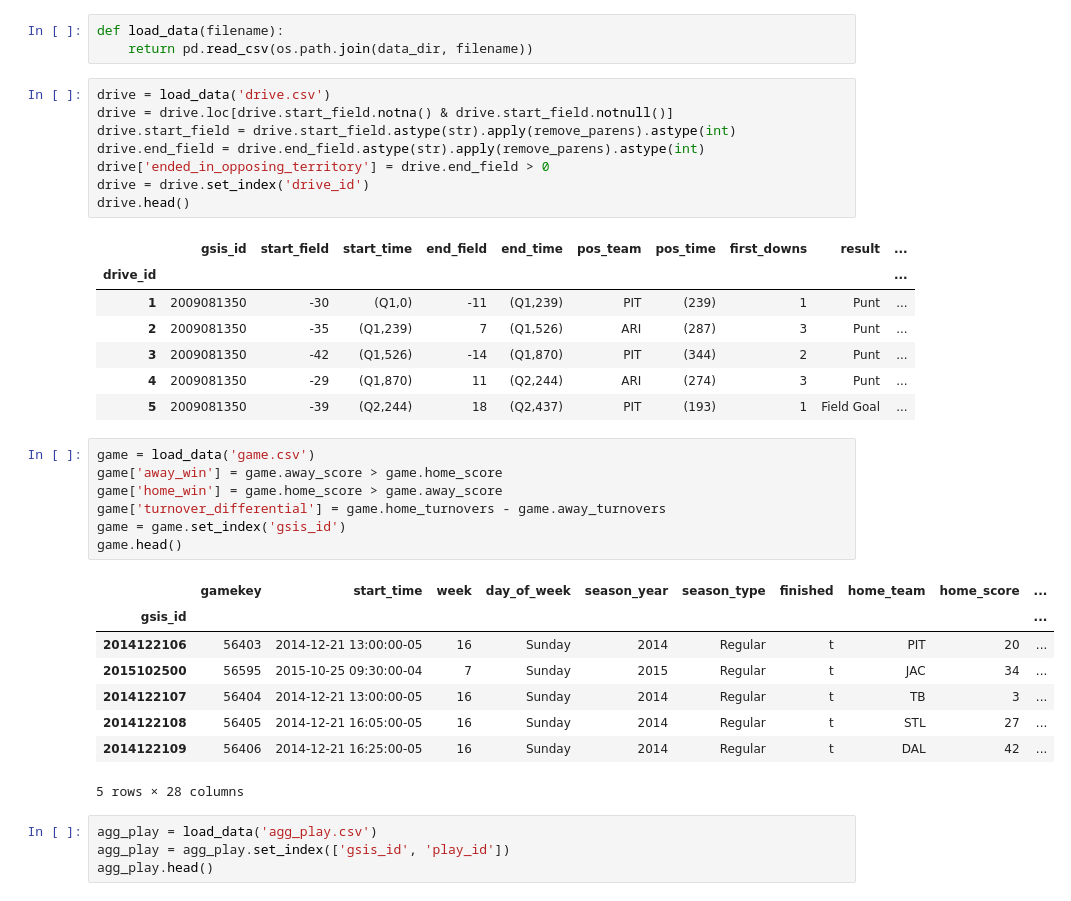
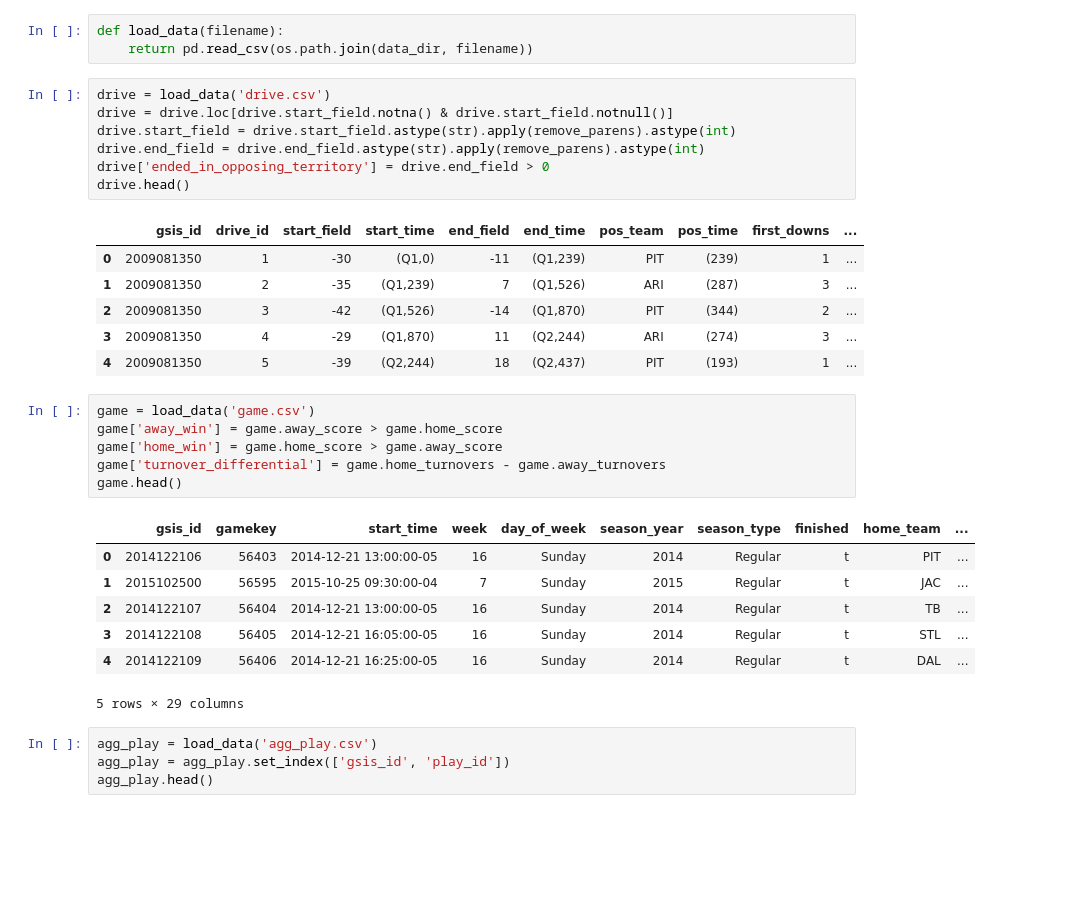
Before and after one commit to nrstott/nfldb_data_exploration, a Jupyter notebook: PCA.ipynb, the cells around one changed output. Cells and saved outputs as stored; diff of their text form; blank space fills up the shorter version.

```diff
--- a/PCA.ipynb
+++ b/PCA.ipynb
@@ -20,32 +20,28 @@ drive = drive.loc[drive.start_field.notna() & drive.start_field.notnull()]
 drive.start_field = drive.start_field.astype(str).apply(remove_parens).astype(int)
 drive.end_field = drive.end_field.astype(str).apply(remove_parens).astype(int)
 drive['ended_in_opposing_territory'] = drive.end_field > 0
-drive = drive.set_index('drive_id')
 drive.head()
 # %% [output]
-|  | gsis_id | start_field | start_time | end_field | end_time | pos_team | pos_time | first_downs | result | ... |
-| drive_id |  |  |  |  |  |  |  |  |  | ... |
-| 1 | 2009081350 | -30 | (Q1,0) | -11 | (Q1,239) | PIT | (239) | 1 | Punt | ... |
-| 2 | 2009081350 | -35 | (Q1,239) | 7 | (Q1,526) | ARI | (287) | 3 | Punt | ... |
-| 3 | 2009081350 | -42 | (Q1,526) | -14 | (Q1,870) | PIT | (344) | 2 | Punt | ... |
-| 4 | 2009081350 | -29 | (Q1,870) | 11 | (Q2,244) | ARI | (274) | 3 | Punt | ... |
-| 5 | 2009081350 | -39 | (Q2,244) | 18 | (Q2,437) | PIT | (193) | 1 | Field Goal | ... |
+|  | gsis_id | drive_id | start_field | start_time | end_field | end_time | pos_team | pos_time | first_downs | ... |
+| 0 | 2009081350 | 1 | -30 | (Q1,0) | -11 | (Q1,239) | PIT | (239) | 1 | ... |
+| 1 | 2009081350 | 2 | -35 | (Q1,239) | 7 | (Q1,526) | ARI | (287) | 3 | ... |
+| 2 | 2009081350 | 3 | -42 | (Q1,526) | -14 | (Q1,870) | PIT | (344) | 2 | ... |
+| 3 | 2009081350 | 4 | -29 | (Q1,870) | 11 | (Q2,244) | ARI | (274) | 3 | ... |
+| 4 | 2009081350 | 5 | -39 | (Q2,244) | 18 | (Q2,437) | PIT | (193) | 1 | ... |
 # %%
 game = load_data('game.csv')
 game['away_win'] = game.away_score > game.home_score
 game['home_win'] = game.home_score > game.away_score
 game['turnover_differential'] = game.home_turnovers - game.away_turnovers
-game = game.set_index('gsis_id')
 game.head()
 # %% [output]
-|  | gamekey | start_time | week | day_of_week | season_year | season_type | finished | home_team | home_score | ... |
-| gsis_id |  |  |  |  |  |  |  |  |  | ... |
-| 2014122106 | 56403 | 2014-12-21 13:00:00-05 | 16 | Sunday | 2014 | Regular | t | PIT | 20 | ... |
-| 2015102500 | 56595 | 2015-10-25 09:30:00-04 | 7 | Sunday | 2015 | Regular | t | JAC | 34 | ... |
-| 2014122107 | 56404 | 2014-12-21 13:00:00-05 | 16 | Sunday | 2014 | Regular | t | TB | 3 | ... |
-| 2014122108 | 56405 | 2014-12-21 16:05:00-05 | 16 | Sunday | 2014 | Regular | t | STL | 27 | ... |
-| 2014122109 | 56406 | 2014-12-21 16:25:00-05 | 16 | Sunday | 2014 | Regular | t | DAL | 42 | ... |
+|  | gsis_id | gamekey | start_time | week | day_of_week | season_year | season_type | finished | home_team | ... |
+| 0 | 2014122106 | 56403 | 2014-12-21 13:00:00-05 | 16 | Sunday | 2014 | Regular | t | PIT | ... |
+| 1 | 2015102500 | 56595 | 2015-10-25 09:30:00-04 | 7 | Sunday | 2015 | Regular | t | JAC | ... |
+| 2 | 2014122107 | 56404 | 2014-12-21 13:00:00-05 | 16 | Sunday | 2014 | Regular | t | TB | ... |
+| 3 | 2014122108 | 56405 | 2014-12-21 16:05:00-05 | 16 | Sunday | 2014 | Regular | t | STL | ... |
+| 4 | 2014122109 | 56406 | 2014-12-21 16:25:00-05 | 16 | Sunday | 2014 | Regular | t | DAL | ... |
-5 rows × 28 columns
+5 rows × 29 columns
 # %%
 agg_play = load_data('agg_play.csv')
 agg_play = agg_play.set_index(['gsis_id', 'play_id'])
```
Also changed, not shown: parts of 7 cells of this notebook.
